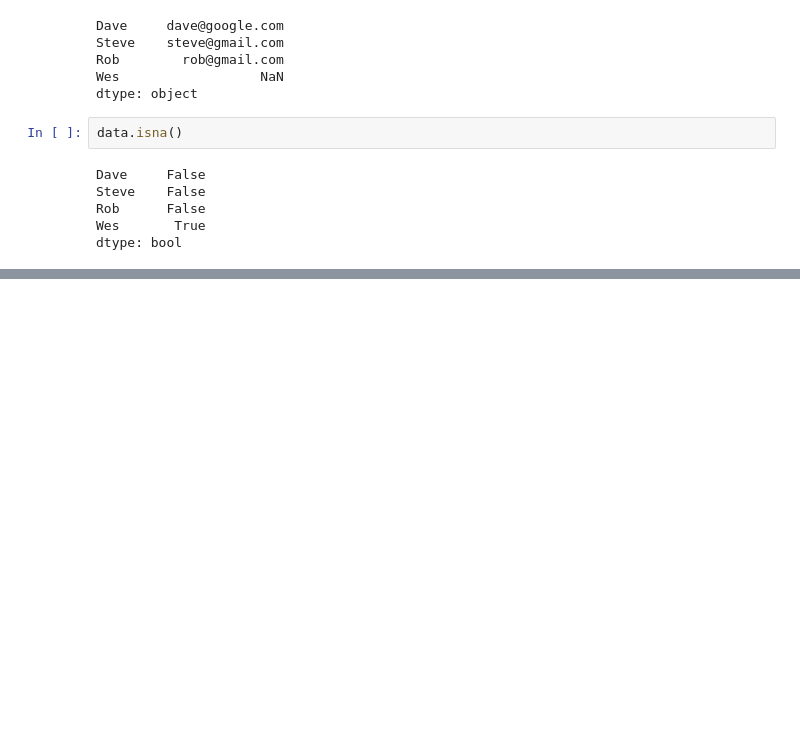
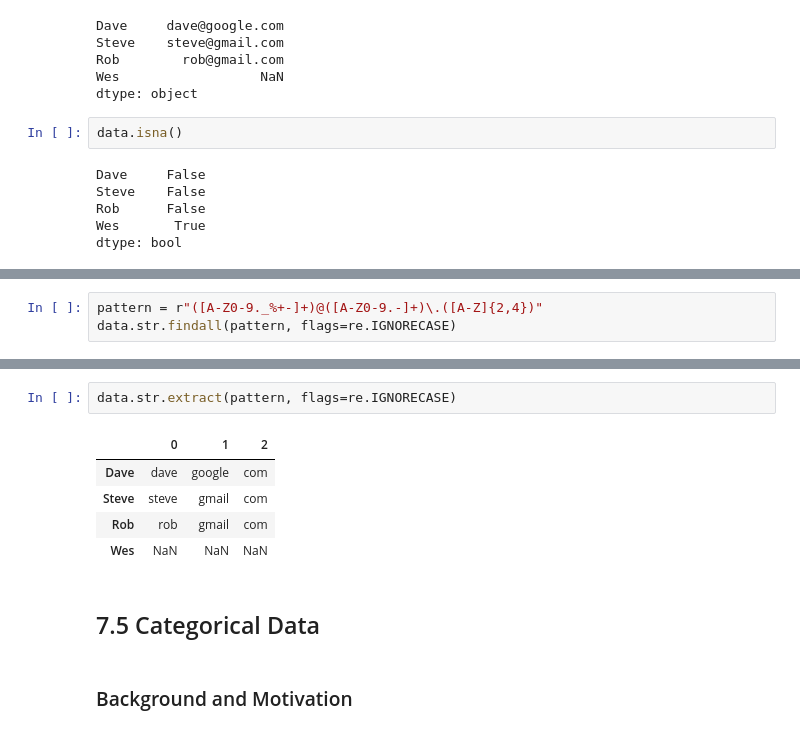
Before and after one commit to MottuqeBrid/learn-DA, a Jupyter notebook: 7 Data Cleaning and Preparation.ipynb, the cells around one changed output, grey strips where cells are left out. Saved outputs shown, nothing was run; the diff lists cells and outputs as text; blank space fills up the shorter version.

Commit message:
Add string manipulation examples and categorical data analysis to the Data Cleaning and Preparation notebook

```diff
--- a/7 Data Cleaning and Preparation.ipynb
+++ b/7 Data Cleaning and Preparation.ipynb
@@ -1030,0 +1056,3 @@ dtype: bool
+# %%
+pattern = r"([A-Z0-9._%+-]+)@([A-Z0-9.-]+)\.([A-Z]{2,4})"
+data.str.findall(pattern, flags=re.IGNORECASE)
@@ -1030,0 +1090,12 @@ dtype: bool
+# %%
+data.str.extract(pattern, flags=re.IGNORECASE)
+# %% [output]
+|  | 0 | 1 | 2 |
+| Dave | dave | google | com |
+| Steve | steve | gmail | com |
+| Rob | rob | gmail | com |
+| Wes | NaN | NaN | NaN |
+# %% [markdown]
+## 7.5 Categorical Data
+# %% [markdown]
+### Background and Motivation
```
Also changed, not shown: parts of 11 cells of this notebook.
